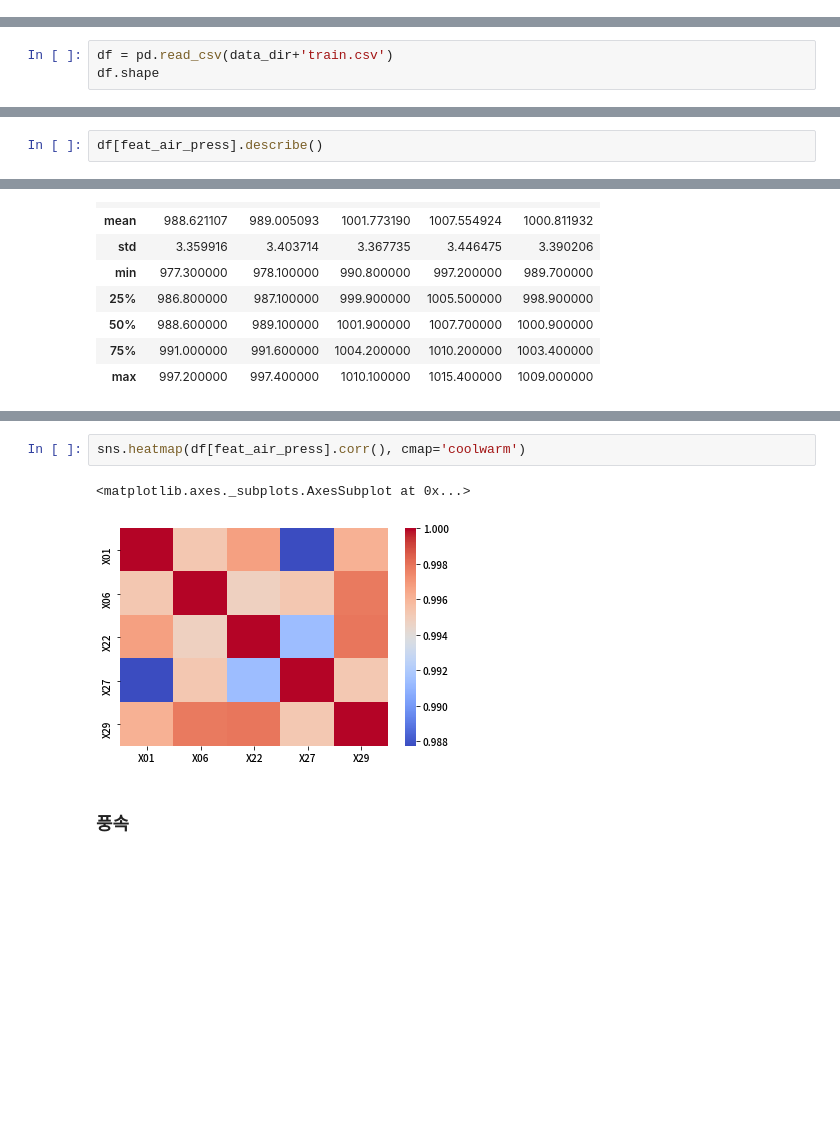
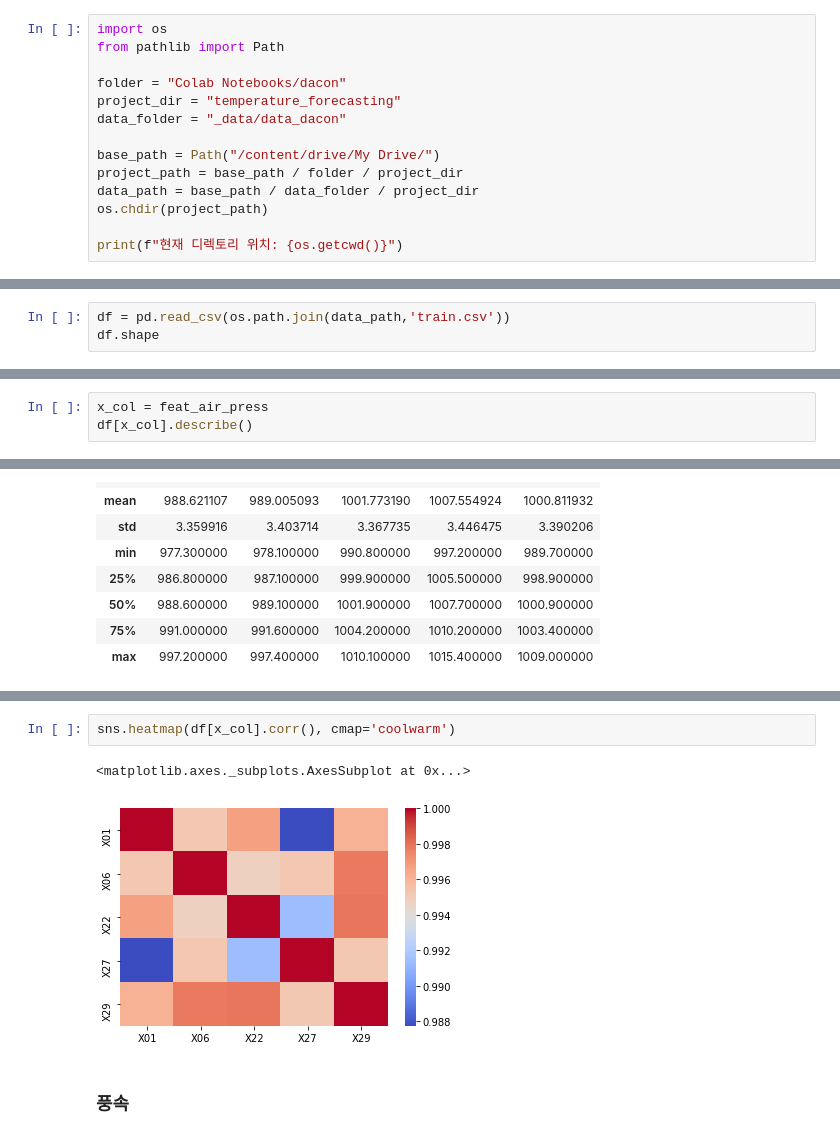
Before and after one commit to YunjinPark/dacon_temperature_forecasts, a Jupyter notebook: eda.ipynb, the cells around one changed output, grey strips where cells are left out. Drawn from its saved outputs; the diff is of its cells as text; blank space fills up the shorter version.

Commit message:
Colaboratory를 통해 생성됨

```diff
--- a/eda.ipynb
+++ b/eda.ipynb
@@ -71,0 +74,14 @@ data_dir = "/content/drive/My Drive/" + "_data/data_dacon/temperature_forecasts/
+# %%
+import os
+from pathlib import Path
+
+folder = "Colab Notebooks/dacon"
+project_dir = "temperature_forecasting"
+data_folder = "_data/data_dacon"
+
+base_path = Path("/content/drive/My Drive/")
+project_path = base_path / folder / project_dir
+data_path = base_path / data_folder / project_dir
+os.chdir(project_path)
+
+print(f"현재 디렉토리 위치: {os.getcwd()}")
@@ -72,5 +90,5 @@ data_dir = "/content/drive/My Drive/" + "_data/data_dacon/temperature_forecasts/
 # %%
-df = pd.read_csv(data_dir+'train.csv')
+df = pd.read_csv(os.path.join(data_path,'train.csv'))
 df.shape
 # %% [output]
 (4752, 60)
@@ -235,7 +259,8 @@ dtype: float64
 # %% [markdown]
 ### 현지기압
 # %%
-df[feat_air_press].describe()
+x_col = feat_air_press
+df[x_col].describe()
 # %% [output]
 |  | X01 | X06 | X22 | X27 | X29 |
 | count | 4752.000000 | 4752.000000 | 4752.000000 | 4752.000000 | 4752.000000 |
@@ -256,10 +290,10 @@ df[feat_air_press].corr()
 | X27 | 0.987752 | 0.995303 | 0.991352 | 1.000000 | 0.995237 |
 | X29 | 0.996157 | 0.997819 | 0.997923 | 0.995237 | 1.000000 |
 # %%
-sns.heatmap(df[feat_air_press].corr(), cmap='coolwarm')
+sns.heatmap(df[x_col].corr(), cmap='coolwarm')
 # %% [output]
 <matplotlib.axes._subplots.AxesSubplot at 0x...>
-[figure, old version]
+[figure, new version]
 # %% [markdown]
 ### 풍속
 # %%
```
Also changed, not shown: parts of 50 cells of this notebook.
